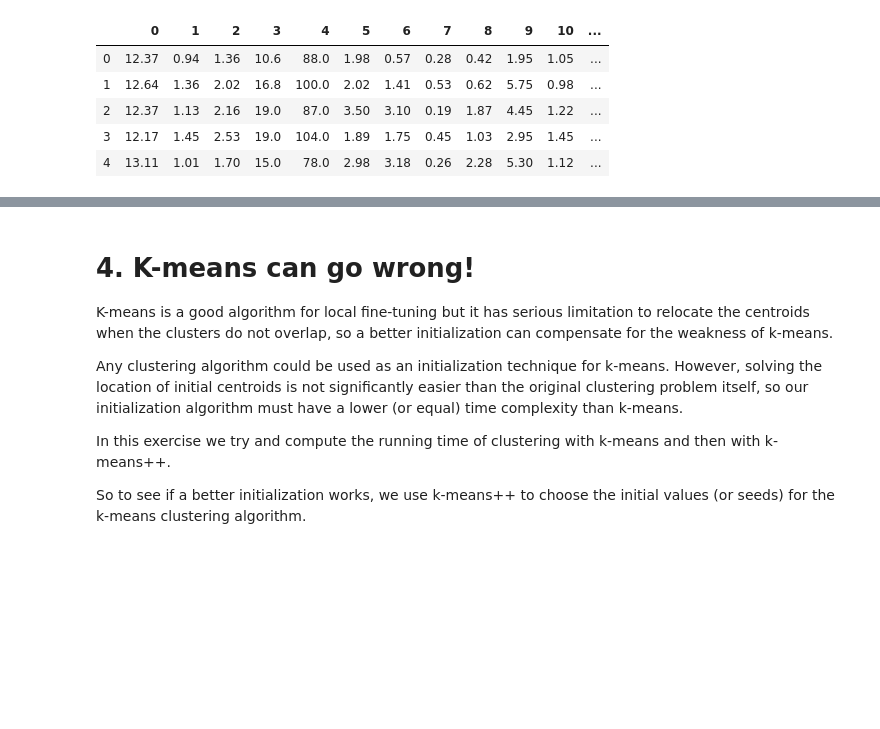
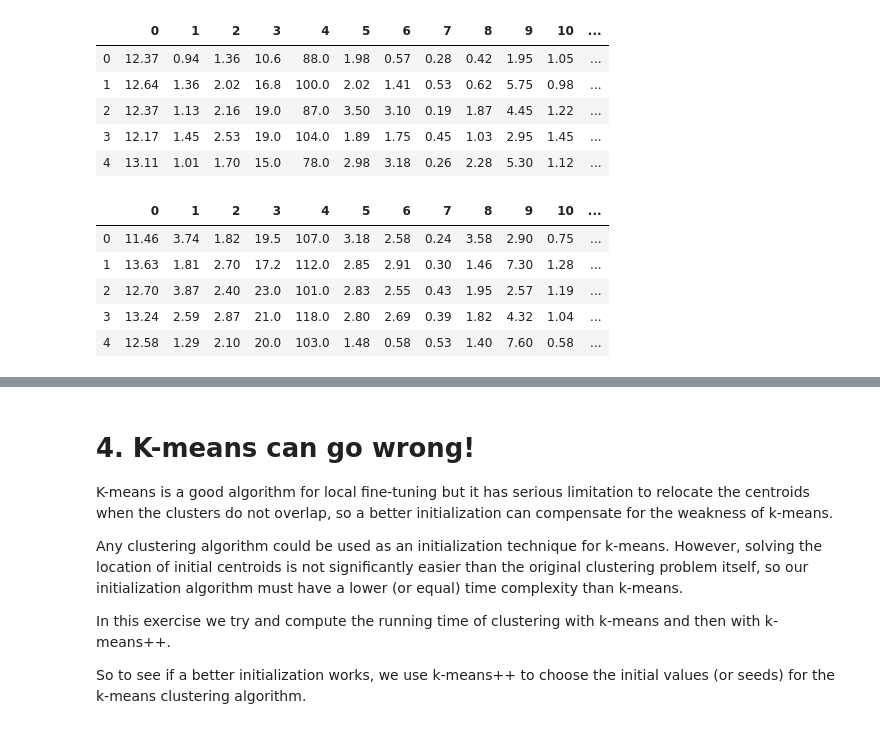
Before and after one commit to silviuspac/ADM-Homework4, a Jupyter notebook: main.ipynb, the cells around one changed output, grey strips where cells are left out. Drawn from its saved outputs; the diff is of its cells as text; code cells hidden in the pictures; blank space fills up the shorter version.

```diff
--- a/main.ipynb
+++ b/main.ipynb
@@ -470,3 +457,13 @@ clusters_df.head(5)
+# %%
+# Centroids
+centr_df
+# %% [output]
+|  | 0 | 1 | 2 | 3 | 4 | 5 | 6 | 7 | 8 | 9 | 10 | ... |
+| 0 | 11.46 | 3.74 | 1.82 | 19.5 | 107.0 | 3.18 | 2.58 | 0.24 | 3.58 | 2.90 | 0.75 | ... |
+| 1 | 13.63 | 1.81 | 2.70 | 17.2 | 112.0 | 2.85 | 2.91 | 0.30 | 1.46 | 7.30 | 1.28 | ... |
+| 2 | 12.70 | 3.87 | 2.40 | 23.0 | 101.0 | 2.83 | 2.55 | 0.43 | 1.95 | 2.57 | 1.19 | ... |
+| 3 | 13.24 | 2.59 | 2.87 | 21.0 | 118.0 | 2.80 | 2.69 | 0.39 | 1.82 | 4.32 | 1.04 | ... |
+| 4 | 12.58 | 1.29 | 2.10 | 20.0 | 103.0 | 1.48 | 0.58 | 0.53 | 1.40 | 7.60 | 0.58 | ... |
 # %%
 color=['red','blue','green','cyan','magenta','black','pink','violet']
 labels=['cluster1','cluster2','cluster3','cluster4','cluster5','cluster6','cluster7','cluster8']
```
Also changed, not shown: parts of 6 cells of this notebook.
